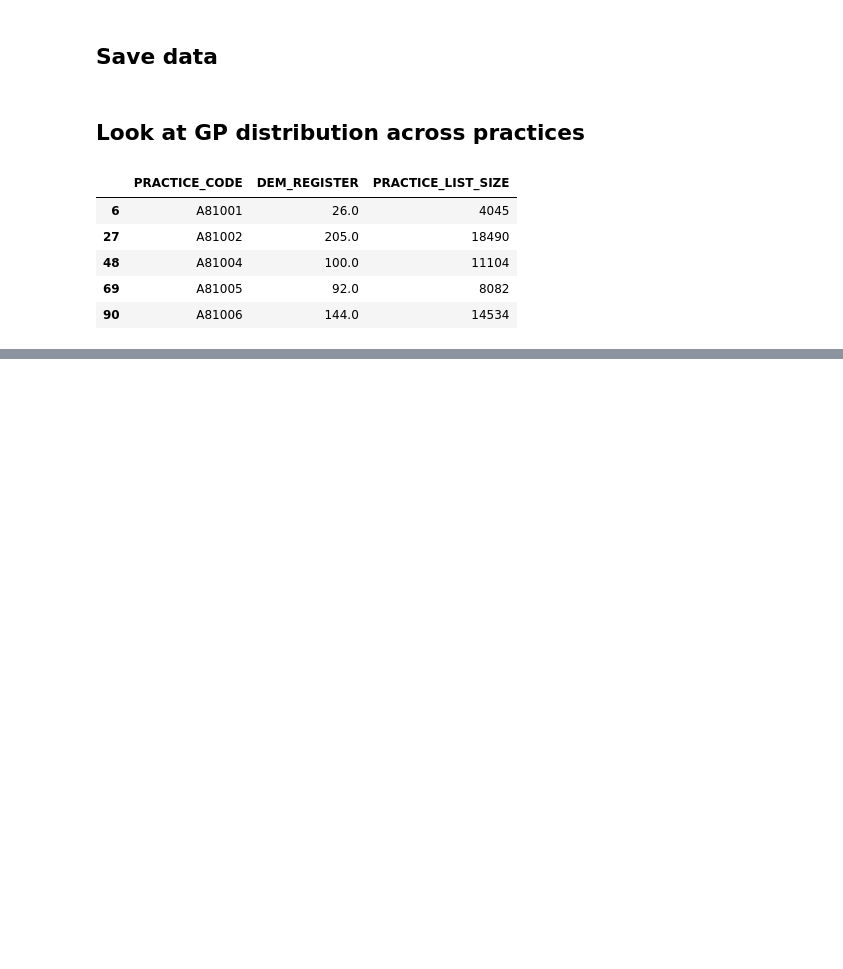
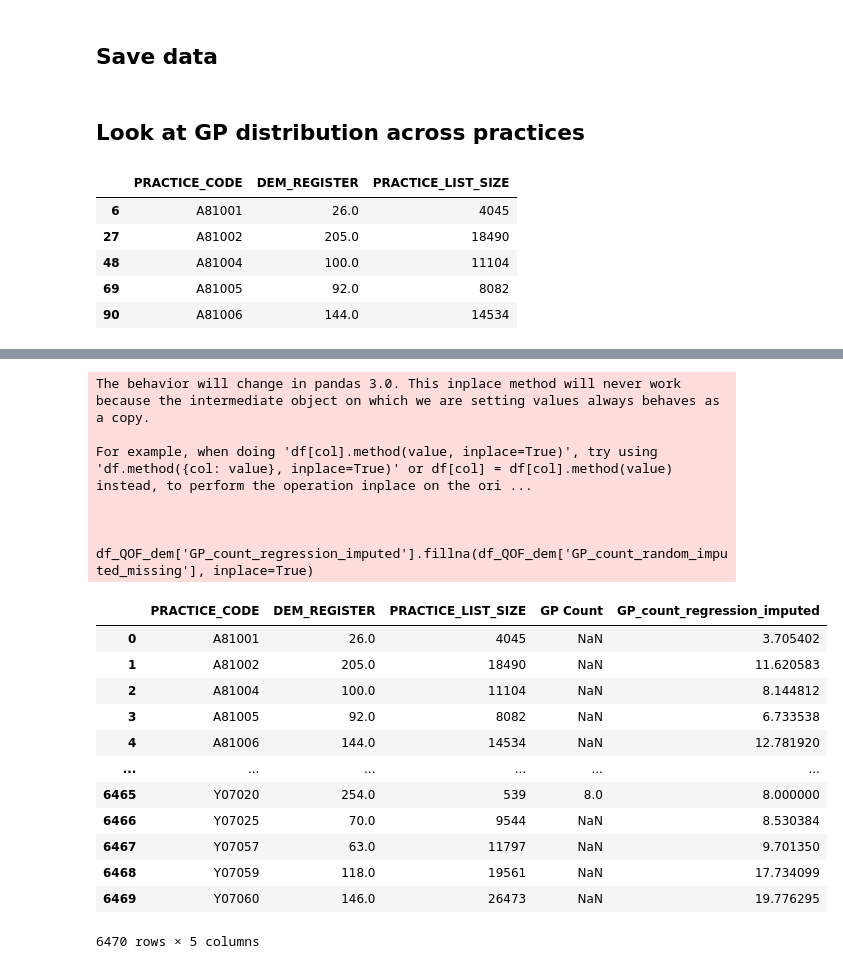
Before and after one commit to Bea-Taylor/DifDem_inequalities, a Jupyter notebook: nbs/core/02b_LAD_and_GP_intersections.ipynb, the cells around one changed output, grey strips where cells are left out. Saved outputs shown, nothing was run; the diff lists cells and outputs as text; code cells hidden in the pictures; blank space fills up the shorter version.

```diff
--- a/nbs/core/02b_LAD_and_GP_intersections.ipynb
+++ b/nbs/core/02b_LAD_and_GP_intersections.ipynb
@@ -676,0 +640,24 @@ df_QOF_dem
+# %%
+df_QOF_dem['GP_count_regression_imputed'] = df_QOF_dem['GP Count']
+df_QOF_dem['GP_count_regression_imputed'].fillna(df_QOF_dem['GP_count_random_imputed_missing'], inplace=True)
+df_QOF_dem.drop(columns='GP_count_random_imputed_missing')
+# %% [output]
+The behavior will change in pandas 3.0. This inplace method will never work because the intermediate object on which we are setting values always behaves as a copy.
+
+For example, when doing 'df[col].method(value, inplace=True)', try using 'df.method({col: value}, inplace=True)' or df[col] = df[col].method(value) instead, to perform the operation inplace on the ori ...
+
+
+  df_QOF_dem['GP_count_regression_imputed'].fillna(df_QOF_dem['GP_count_random_imputed_missing'], inplace=True)
+|  | PRACTICE_CODE | DEM_REGISTER | PRACTICE_LIST_SIZE | GP Count | GP_count_regression_imputed |
+| 0 | A81001 | 26.0 | 4045 | NaN | 3.705402 |
+| 1 | A81002 | 205.0 | 18490 | NaN | 11.620583 |
+| 2 | A81004 | 100.0 | 11104 | NaN | 8.144812 |
+| 3 | A81005 | 92.0 | 8082 | NaN | 6.733538 |
+| 4 | A81006 | 144.0 | 14534 | NaN | 12.781920 |
+| ... | ... | ... | ... | ... | ... |
+| 6465 | Y07020 | 254.0 | 539 | 8.0 | 8.000000 |
+| 6466 | Y07025 | 70.0 | 9544 | NaN | 8.530384 |
+| 6467 | Y07057 | 63.0 | 11797 | NaN | 9.701350 |
+| 6468 | Y07059 | 118.0 | 19561 | NaN | 17.734099 |
+| 6469 | Y07060 | 146.0 | 26473 | NaN | 19.776295 |
+6470 rows × 5 columns
```
Also changed, not shown: parts of 21 cells of this notebook.
